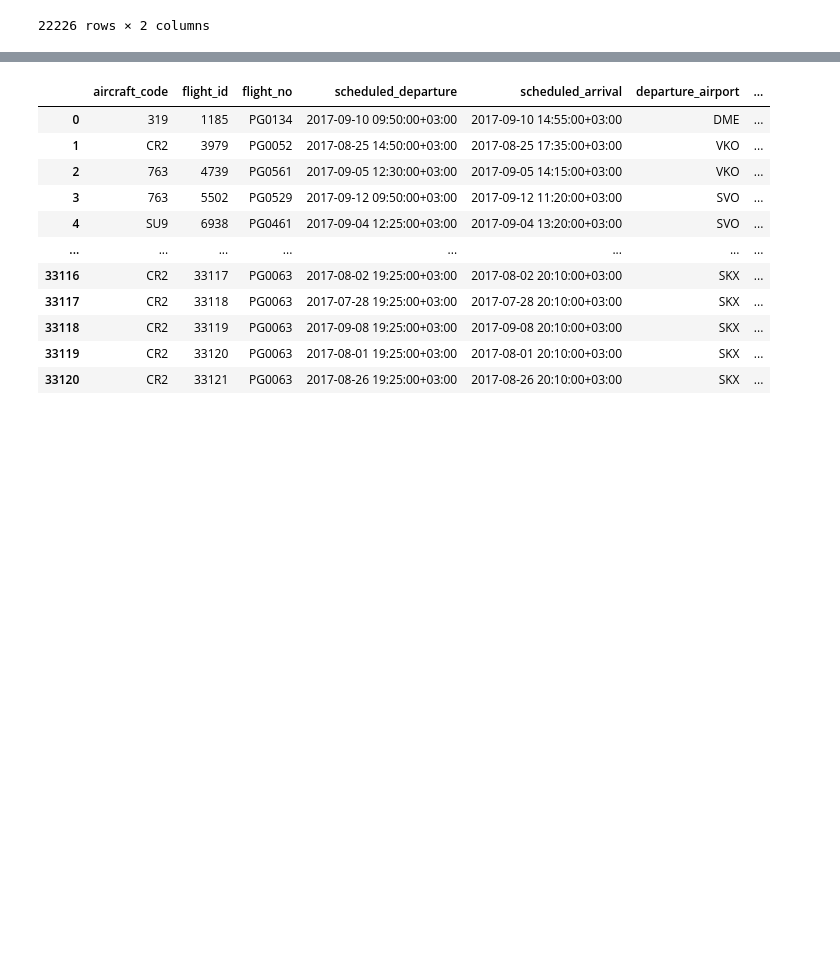
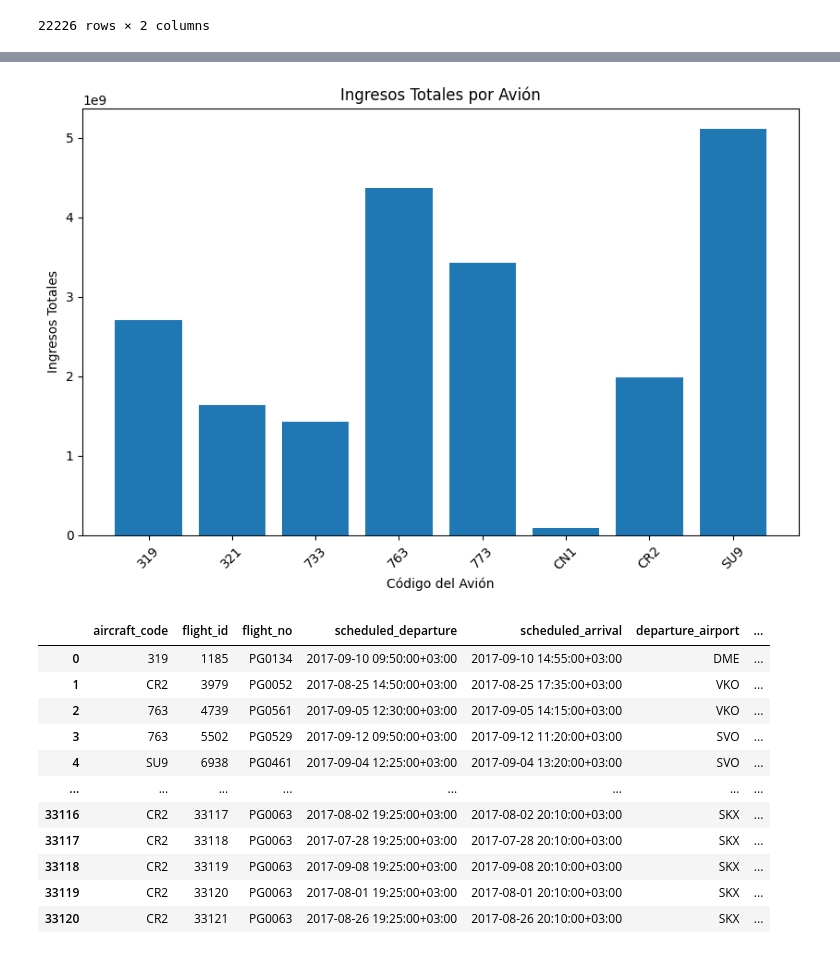
Before and after one commit to SORTEGA11/ProyectoFinalAerolineas, a Jupyter notebook: EDA/Vuelos.ipynb, the cells around one changed output, grey strips where cells are left out. Cells and saved outputs as stored; diff of their text form; code cells hidden in the pictures; blank space fills up the shorter version.

```diff
--- a/EDA/Vuelos.ipynb
+++ b/EDA/Vuelos.ipynb
@@ -321,3 +324,6 @@ conteo_pasajeros
 | 22224 | 33120 | 13 |
 | 22225 | 33121 | 18 |
 22226 rows × 2 columns
+# %%
+tiquetes =  pd.read_sql("select * from tickets;", conn)
+tiquetes
@@ -323,0 +344,12 @@ conteo_pasajeros
+# %%
+# Calculamos el total de ingresos, el ingreso promedio y los tiquetes vendidos por avión
+# unimos las tablas de vuelos y tiquetes de vuelo
+union = pd.merge(vuelos, tiquetes_vuelo, on='flight_id')
+# unimos con la tabla tiquetes para obtener los precios
+union = pd.merge(union, tiquetes, on='ticket_no')
+ingresos_por_avion = union.groupby('aircraft_code').agg(
+    total_ingresos=('amount', 'sum'),        # Total de ingresos
+    promedio_ingreso=('amount', 'mean'),     # Ingreso promedio por ticket
+    tickets_vendidos=('ticket_no', 'count')  # Cantidad de tickets vendidos
+).reset_index()
+print(ingresos_por_avion)
@@ -324,3 +366,15 @@ conteo_pasajeros
+# %%
+plt.figure(figsize=(10, 6))
+plt.bar(ingresos_por_avion['aircraft_code'], ingresos_por_avion['total_ingresos'])
+plt.title('Ingresos Totales por Avión')
+plt.xlabel('Código del Avión')
+plt.ylabel('Ingresos Totales')
+plt.xticks(rotation=45)
+plt.show()
+
+# Observamos que la aeronave que más ingresos genera es la SU9 - Sukhoi Superjet-100
+# %% [output]
+[figure, added]
 # %%
 # integramos esta información a nuesta tabla de vuelos y creamos la colunma de cantidad de asientos sin vender y tasa de ocupación
 cantidad_asientos_vuelo = pd.merge(cantidad_asientos_vuelo,conteo_pasajeros, on='flight_id', how='left')
```
Also changed, not shown: parts of 3 cells of this notebook.
